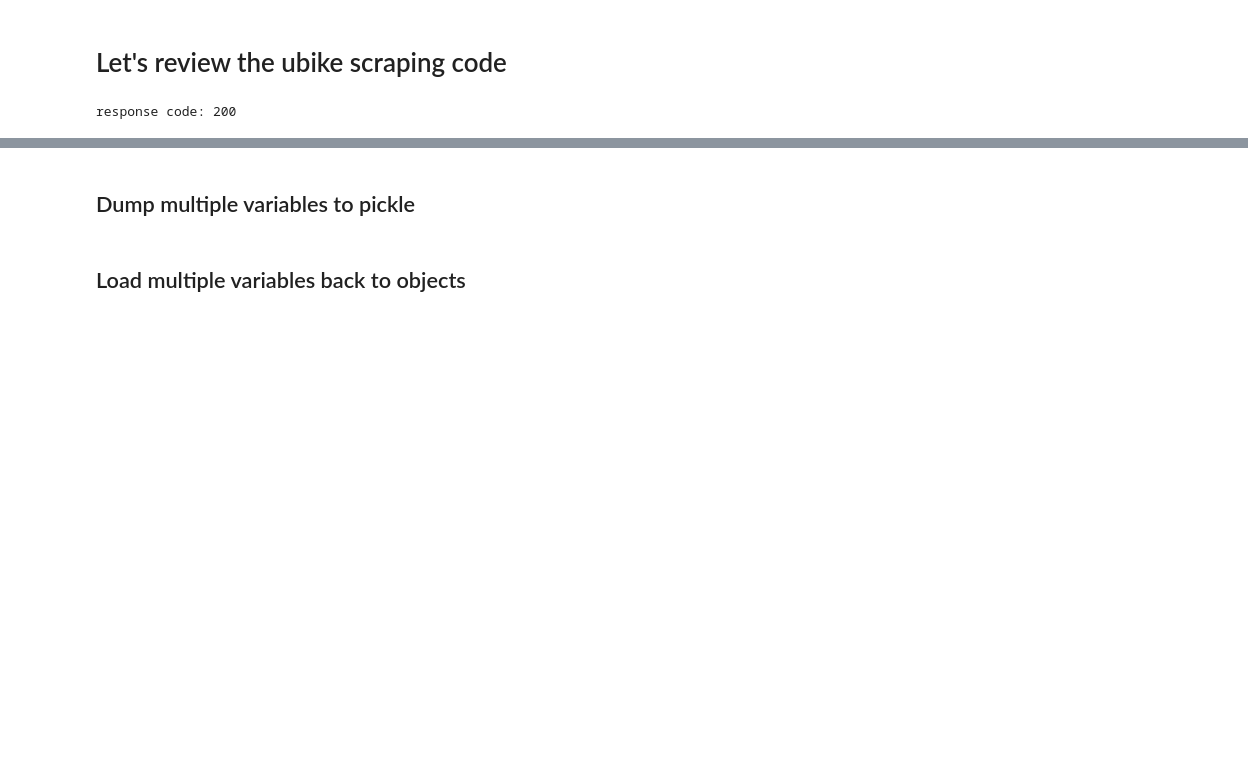
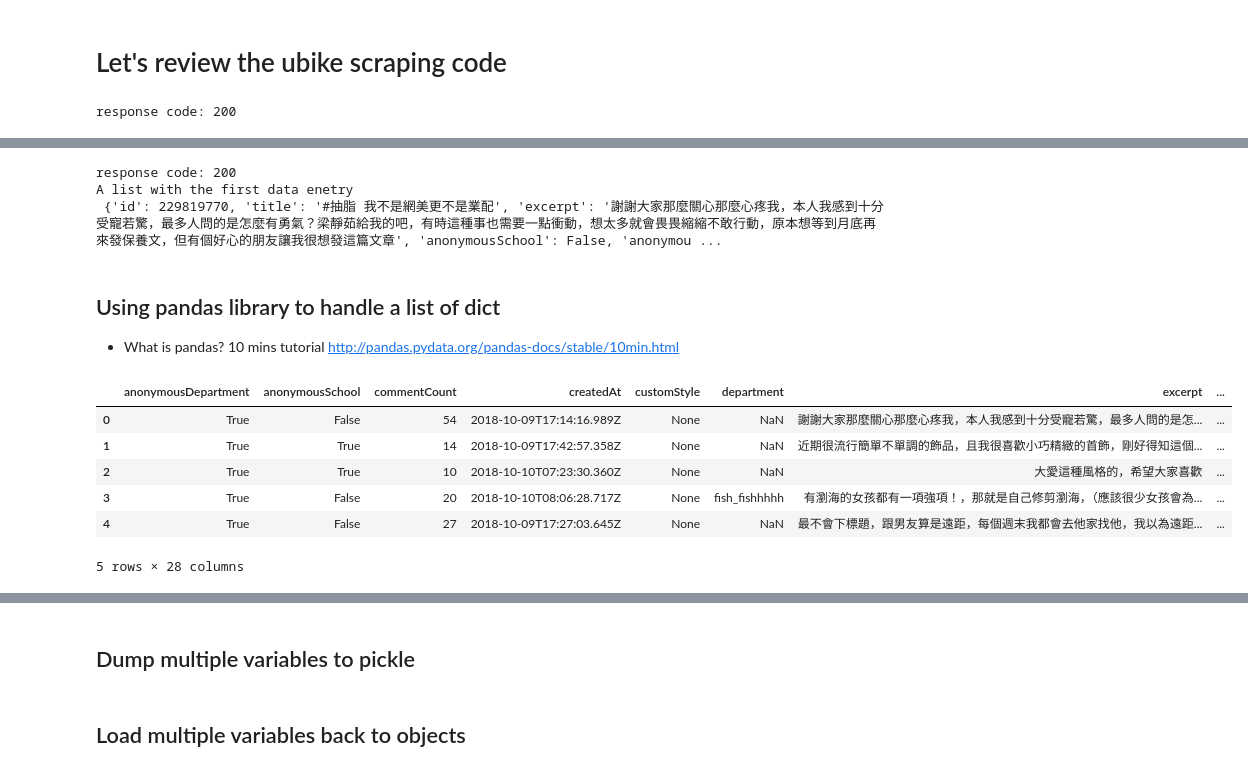
Before and after one commit to p4css/PSS107, a Jupyter notebook: P06_get_web_json.ipynb, the cells around one changed output, grey strips where cells are left out. Drawn from its saved outputs; the diff is of its cells as text; code cells hidden in the pictures; blank space fills up the shorter version.

```diff
--- a/P06_get_web_json.ipynb
+++ b/P06_get_web_json.ipynb
@@ -29,3 +46,0 @@ def get_web_json(url):
-# %%
-data = get_web_json(url_591)
-print(data)
@@ -43,3 +46,0 @@ AttributeError: 'dict' object has no attribute 'ok'
-# %%
-data = requests.get(url_dcard).json()
-type(data)
@@ -174,0 +65,18 @@ for i in range(0, int(total_page/30)+1):
+# %%
+def get_web_json(url):
+    response = requests.get(url)
+    print("response code:", response.status_code)
+    if not response.ok:
+        return None
+    data = response.json()
+    return data
+# %%
+data = get_web_json(url_dcard)
+if isinstance(data, dict):
+    print("A dict with", data.keys())
+elif isinstance(data, list):
+    print("A list with the first data enetry\n", data[0])
+# %% [output]
+response code: 200
+A list with the first data enetry
+ {'id': 229819770, 'title': '#抽脂 我不是網美更不是業配', 'excerpt': '謝謝大家那麼關心那麼心疼我，本人我感到十分受寵若驚，最多人問的是怎麼有勇氣？梁靜茹給我的吧，有時這種事也需要一點衝動，想太多就會畏畏縮縮不敢行動，原本想等到月底再來發保養文，但有個好心的朋友讓我很想發這篇文章', 'anonymousSchool': False, 'anonymou ...
@@ -174,0 +85,14 @@ for i in range(0, int(total_page/30)+1):
+# %% [markdown]
+## Using pandas library to handle a list of dict
+* What is pandas? 10 mins tutorial http://pandas.pydata.org/pandas-docs/stable/10min.html
+# %%
+import pandas as pd
+pd.DataFrame(data).head()
+# %% [output]
+|  | anonymousDepartment | anonymousSchool | commentCount | createdAt | customStyle | department | excerpt | ... |
+| 0 | True | False | 54 | 2018-10-09T17:14:16.989Z | None | NaN | 謝謝大家那麼關心那麼心疼我，本人我感到十分受寵若驚，最多人問的是怎... | ... |
+| 1 | True | True | 14 | 2018-10-09T17:42:57.358Z | None | NaN | 近期很流行簡單不單調的飾品，且我很喜歡小巧精緻的首飾，剛好得知這個... | ... |
+| 2 | True | True | 10 | 2018-10-10T07:23:30.360Z | None | NaN | 大愛這種風格的，希望大家喜歡 | ... |
+| 3 | True | False | 20 | 2018-10-10T08:06:28.717Z | None | fish_fishhhhh | 有瀏海的女孩都有一項強項！，那就是自己修剪瀏海，（應該很少女孩會為... | ... |
+| 4 | True | False | 27 | 2018-10-09T17:27:03.645Z | None | NaN | 最不會下標題，跟男友算是遠距，每個週末我都會去他家找他，我以為遠距... | ... |
+5 rows × 28 columns
```
Also changed, not shown: parts of 44 cells of this notebook.
